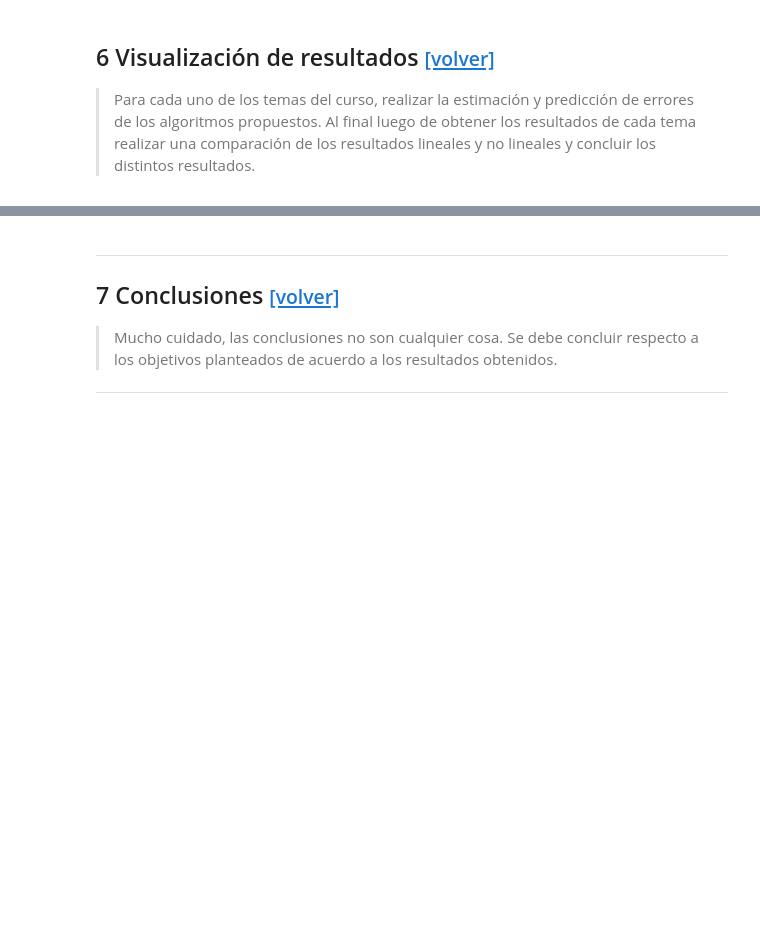
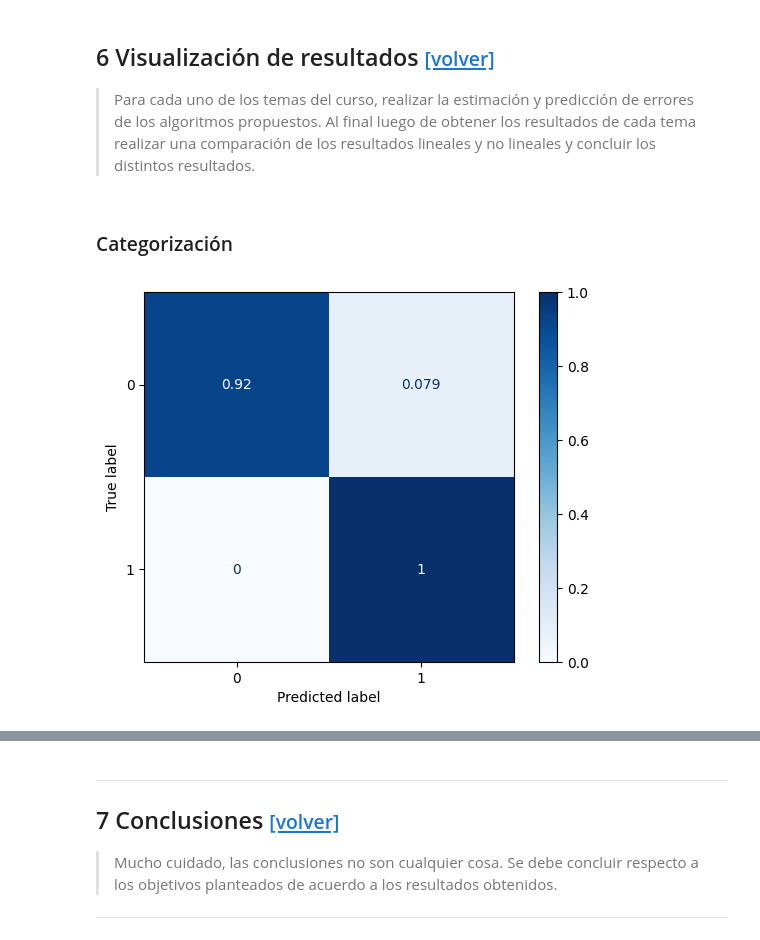
Before and after one commit to judith-ale/proyecto_modulo1, a Jupyter notebook: ProyectoModulo1_RabagoJ_MartinezC_VelicaX.ipynb, the cells around one changed output, grey strips where cells are left out. Saved outputs shown, nothing was run; the diff lists cells and outputs as text; code cells hidden in the pictures; blank space fills up the shorter version.

Commit message:
Categorización evaluación

```diff
--- a/ProyectoModulo1_RabagoJ_MartinezC_VelicaX.ipynb
+++ b/ProyectoModulo1_RabagoJ_MartinezC_VelicaX.ipynb
@@ -1046,3 +1046,5 @@ weighted avg       1.00      1.00      1.00        79
 
 ## 6 Visualización de resultados [<small>[volver]</small>](#Contenido)
 > Para cada uno de los temas del curso, realizar la estimación y predicción de errores de los algoritmos propuestos. Al final luego de obtener los resultados de cada tema realizar una comparación de los resultados lineales y no lineales y concluir los distintos resultados.
+# %% [markdown]
+### Categorización
@@ -1048,0 +1053,4 @@ weighted avg       1.00      1.00      1.00        79
+# %%
+_ = ConfusionMatrixDisplay(confusion_matrix(y_test, model.predict(X_test[:, :, 5]), normalize='true')).plot(cmap=plt.cm.Blues)
+# %% [output]
+[figure, added]
```
Also changed, not shown: parts of 6 cells of this notebook.
